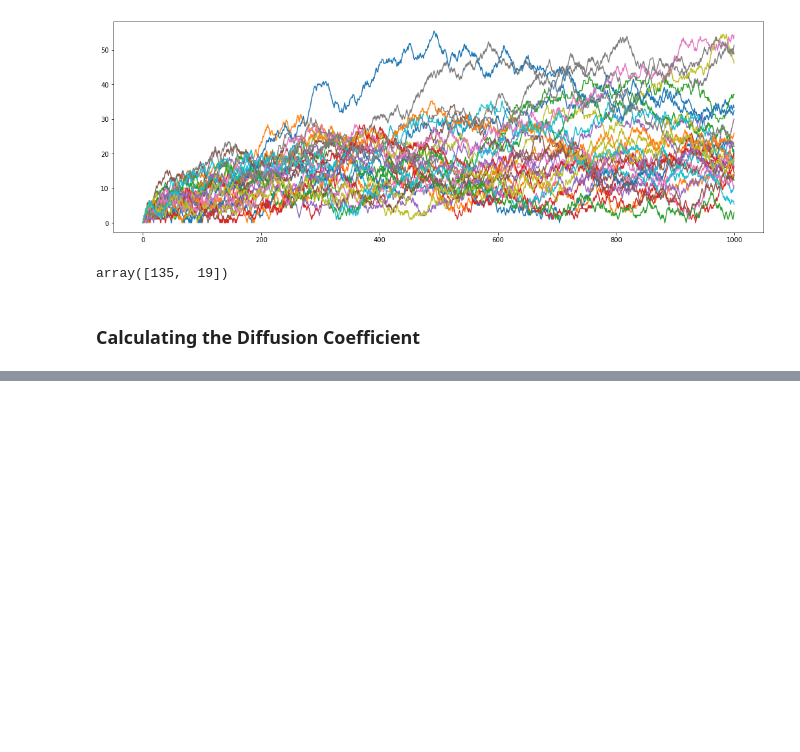
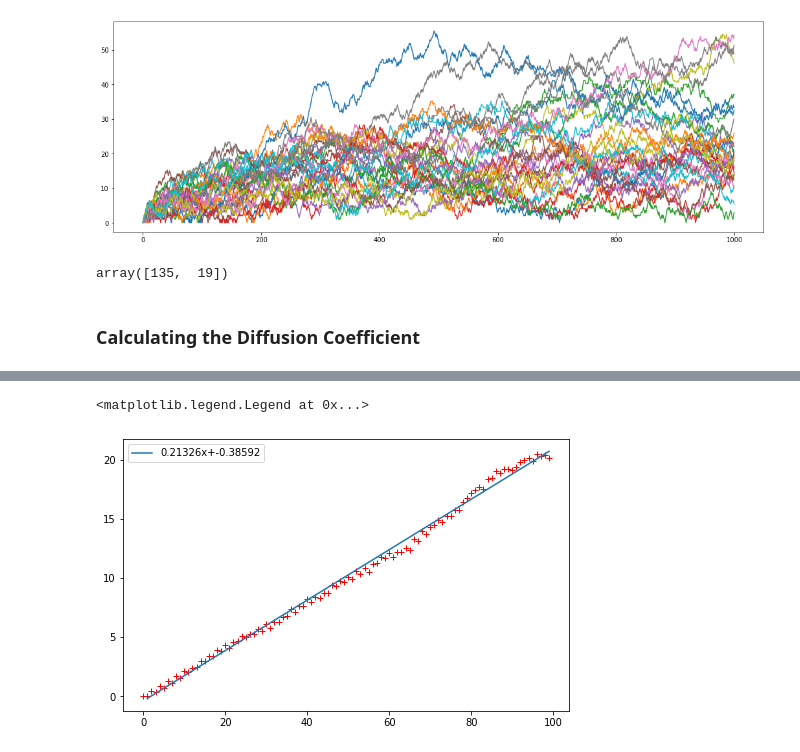
Before and after one commit to alifele/Computational-Physics, a Jupyter notebook: ComputationalPhysicsBookOld/RandomSystems/2D RandomWalker.ipynb, the cells around one changed output, grey strips where cells are left out. Cells and saved outputs as stored; diff of their text form; code cells hidden in the pictures; blank space fills up the shorter version.

```diff
--- a/ComputationalPhysicsBookOld/RandomSystems/2D RandomWalker.ipynb
+++ b/ComputationalPhysicsBookOld/RandomSystems/2D RandomWalker.ipynb
@@ -95,0 +159,10 @@ plt.legend()
+# %%
+a,b = np.polyfit(stepsRange, varList,1)
+# %%
+plt.figure(figsize=(8,5))
+plt.plot(stepsRange, varList, 'r+')
+plt.plot([stepsRange[i] for i in [1,-1]], [a*stepsRange[i]+b for i in [1,-1]], label=f"{a:2.5f}x+{b:2.5f}")
+plt.legend()
+# %% [output]
+<matplotlib.legend.Legend at 0x...>
+[figure, added]
```
Also changed, not shown: parts of 12 cells of this notebook, 1 other file.
